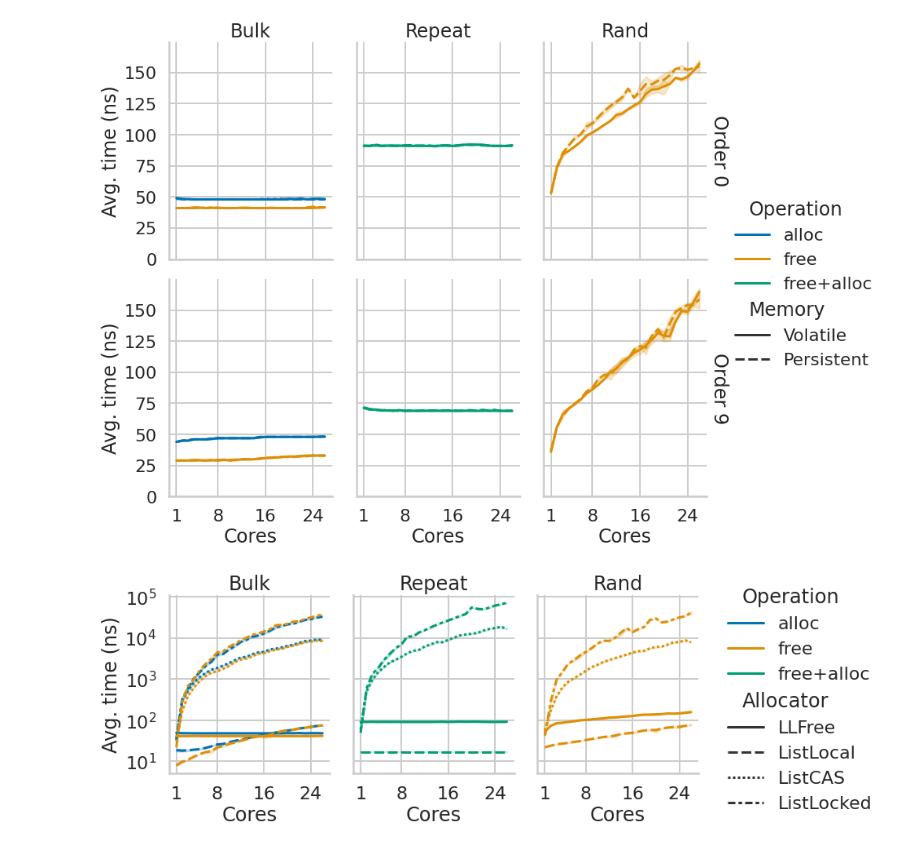
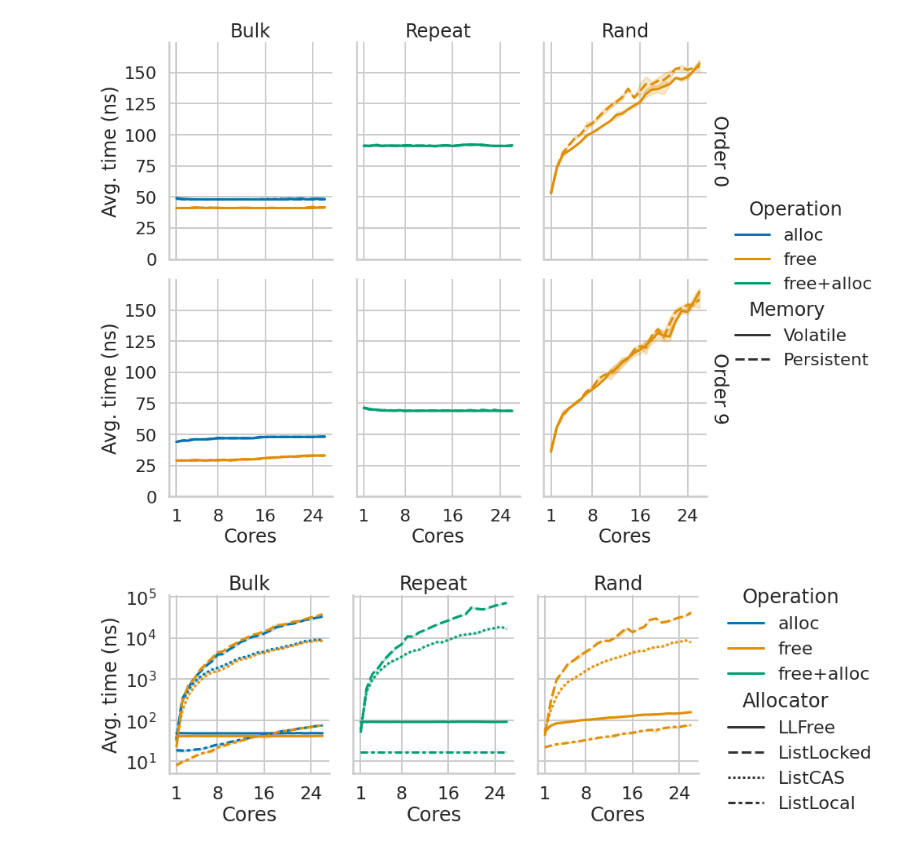
Before and after one commit to luhsra/llfree-bench, a Jupyter notebook: allocator.ipynb, the cells around one changed output. Saved outputs shown, nothing was run; the diff lists cells and outputs as text; code cells hidden in the pictures.

Commit message:
:sparkles: New figure for the list allocs

```diff
--- a/allocator.ipynb
+++ b/allocator.ipynb
@@ -125,28 +125,29 @@ save_dref("llfree_cores", ["Memory", "bench", "order", "cores", "Operation"], pg
 # %%
 data_v = read_all_bench(volatile_cores, [0])
 data_v["Allocator"] = "LLFree"
 data_vl = read_all_bench(volatile_locked, [0])
 
 data = pd.concat([data_v, data_vl])
 pgd = data[["bench", "cores", "Allocator", "alloc", "free", "free+alloc"]].melt(
     id_vars=["bench", "cores", "Allocator"],
     value_vars=["alloc", "free", "free+alloc"], value_name="time", var_name="Operation")
 
 with sns.plotting_context("poster"):
     g = sns.FacetGrid(data=pgd, col="bench",
-                      height=5, aspect=0.8, margin_titles=True, )
+                      height=5, aspect=0.8, margin_titles=True)
     g.map_dataframe(sns.lineplot, x="cores", y="time",
-                    style="Allocator", hue="Operation")
+                    style="Allocator", hue="Operation",
+                    style_order=["LLFree", "ListLocked", "ListCAS", "ListLocal"])
     g.add_legend(adjust_subtitles=True)
     g.set(xticks=[1, 8, 16, 24])
     # g.set(ylim=(0, None))
     # g.set(ylim=(1, 10**5 * 1.5))
     g.set(yscale="log")
     g.set(ylabel="Avg. time (ns)")
     g.set(xlabel="Cores")
     g.set_titles(col_template="{col_name}", row_template="Order {row_name}")
     g.savefig("out/llfree_locked.pdf")
 
 save_dref("llfree_locked", ["Allocator", "bench", "cores", "Operation"], pgd[pgd["Allocator"] != "LLFree"])
 # %% [output]
-[figure, old version]
+[figure, new version]
```
Also changed, not shown: 1 other file.
